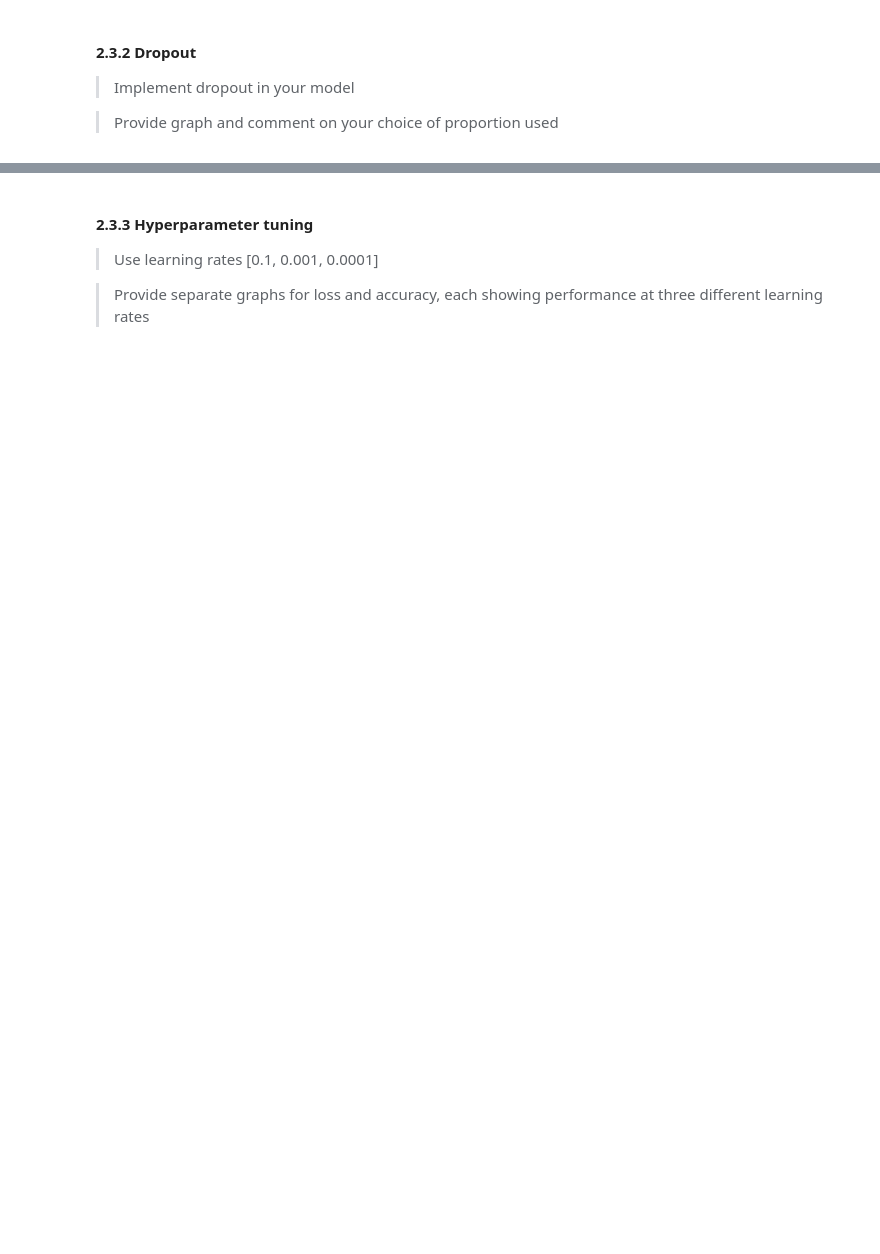
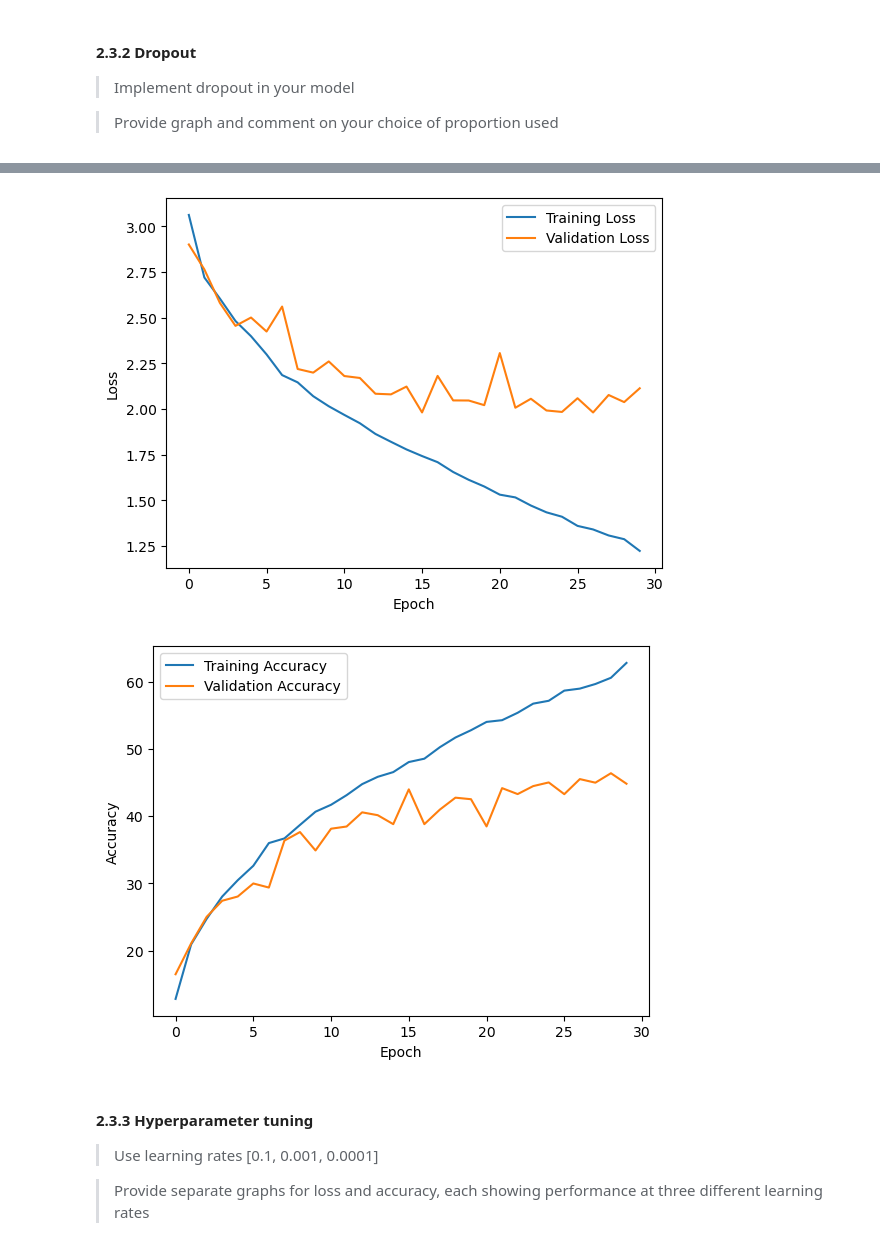
Before and after one commit to Louise1208/deaplearning_ass1, a Jupyter notebook: COMP5625M_assessment_1_2022-23.ipynb, the cells around one changed output, grey strips where cells are left out. Saved outputs shown, nothing was run; the diff lists cells and outputs as text; code cells hidden in the pictures; blank space fills up the shorter version.

```diff
--- a/COMP5625M_assessment_1_2022-23.ipynb
+++ b/COMP5625M_assessment_1_2022-23.ipynb
@@ -469,8 +473,8 @@ plot_loss_acc(train_loss_history,val_loss_history,train_acc_history,val_acc_hist
 # %%
 #TO COMPLETE --> Running you CNN model class
 
-def train_val_cnn(model_CNN,loss_function_CNN,optimizer_CNN,train_dataloader,val_dataloader):
-    epochs = 50
+def train_val_cnn(epochs,model_CNN,loss_function_CNN,optimizer_CNN,train_dataloader,val_dataloader):
+
     # Lists to keep track of training/validation loss and accuracy over epochs
     train_loss_history = []
     val_loss_history = []
@@ -521,15 +525,18 @@ def train_val_cnn(model_CNN,loss_function_CNN,optimizer_CNN,train_dataloader,val
      # Save the model if it has the best validation accuracy so far
         if val_acc > best_val_acc:
             best_val_acc = val_acc
-            if  best_val_acc>50 :
+            if best_val_acc>50:
                 torch.save(model_CNN.state_dict(), 'best_model_cnn.pth')
-                if val_loss<1 and val_acc>99:
-                    break
+        if train_acc>99:
+                break
+
 
     # Print loss and accuracy values for current epoch
         print(f'Epoch [{epoch+1}/{epochs}], Train Loss: {train_loss:.4f}, Train Acc: {train_acc:.2f}%, Val Loss: {val_loss:.4f}, Val Acc: {val_acc:.2f}%')
+
     return train_loss_history,val_loss_history,train_acc_history,val_acc_history
 
+epochs = 50
 learning_rate=0.001
 model_CNN,loss_function_CNN,optimizer_CNN=built_model_cnn(CNN,learning_rate)
-train_loss_history,val_loss_history,train_acc_history,val_acc_history=train_val_cnn(model_CNN,loss_function_CNN,optimizer_CNN,train_dataloader,val_dataloader)
+train_loss_history,val_loss_history,train_acc_history,val_acc_history=train_val_cnn(epochs,model_CNN,loss_function_CNN,optimizer_CNN,train_dataloader,val_dataloader)
@@ -673,26 +720,28 @@ Plot loss and accuracy graphs per epoch side by side for each implemented strate
 from torchvision import transforms
 
 # Define the transform
-transform = transforms.Compose([
+transform_try = transforms.Compose([
     transforms.RandomHorizontalFlip(p=0.1),
+    transforms.RandomVerticalFlip(p=0.1),
     transforms.RandomRotation(10),
-    transforms.RandomAffine(degrees=10, translate=(0.1,0.1), scale=(0.9,1.2)),
-    transforms.ColorJitter(brightness=0.2, contrast=0.2, saturation=0.2, hue=0.2),
+    transforms.RandomAffine(degrees=10, translate=(0.1,0.1), scale=(0.9,1.1)),
+    transforms.ColorJitter(brightness=0.1,  saturation=0.1, hue=0.1),
     transforms.ToTensor(),
     transforms.Normalize(0.5, 0.5)
 ])
 
-dataset = TinyImageNet30Dataset(root_dir=train_set_root,classes=classes, transform=transform)
+dataset = TinyImageNet30Dataset(root_dir=train_set_root,classes=classes, transform=transform_try)
 dataloader = DataLoader(dataset,batch_size=batch_size)
 # Get a single batch of data
 images, labels = next(iter(dataloader))
-print(next(iter(images)).shape)  # prints shape of image with single batch
+print(next(iter(images)).shape)  # prints shape of image
 
-train_dataloader,val_dataloader=split_train_val_dataset()
+train_dataloader_try,val_dataloader_try=split_train_val_dataset(dataset)
 
 # train the model
-learning_rate=0.02
+learning_rate=0.01
+epochs=30
 model_CNN,loss_function_CNN,optimizer_CNN=built_model_cnn(CNN,learning_rate)
 print('build model successfully!')
-train_loss_history,val_loss_history,train_acc_history,val_acc_history=train_val_cnn(model_CNN,loss_function_CNN,optimizer_CNN,train_dataloader,val_dataloader)
+train_loss_history,val_loss_history,train_acc_history,val_acc_history=train_val_cnn(epochs,model_CNN,loss_function_CNN,optimizer_CNN,train_dataloader_try,val_dataloader_try)
 plot_loss_acc(train_loss_history,val_loss_history,train_acc_history,val_acc_history)
@@ -724,6 +785,7 @@ class CNNWithDropout(CNN):
 
 model_CNN,loss_function_CNN,optimizer_CNN=built_model_cnn(CNNWithDropout,learning_rate)
 
-train_loss_history,val_loss_history,train_acc_history,val_acc_history=train_val_cnn(model_CNN,loss_function_CNN,optimizer_CNN,train_dataloader,val_dataloader)
+train_loss_history,val_loss_history,train_acc_history,val_acc_history=train_val_cnn(epochs,model_CNN,loss_function_CNN,optimizer_CNN,train_dataloader,val_dataloader)
 
 plot_loss_acc(train_loss_history,val_loss_history,train_acc_history,val_acc_history)
+# %% [output]
@@ -730,3 +809,5 @@ plot_loss_acc(train_loss_history,val_loss_history,train_acc_history,val_acc_hist
+[figure, added]
+[figure, added]
 # %% [markdown]
 #### 2.3.3 Hyperparameter tuning
 
```
Also changed, not shown: parts of 26 cells of this notebook, 2 other files.
